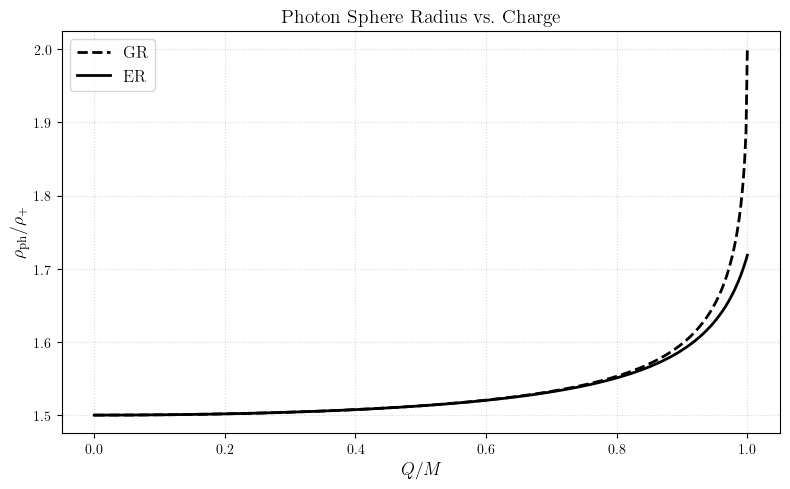
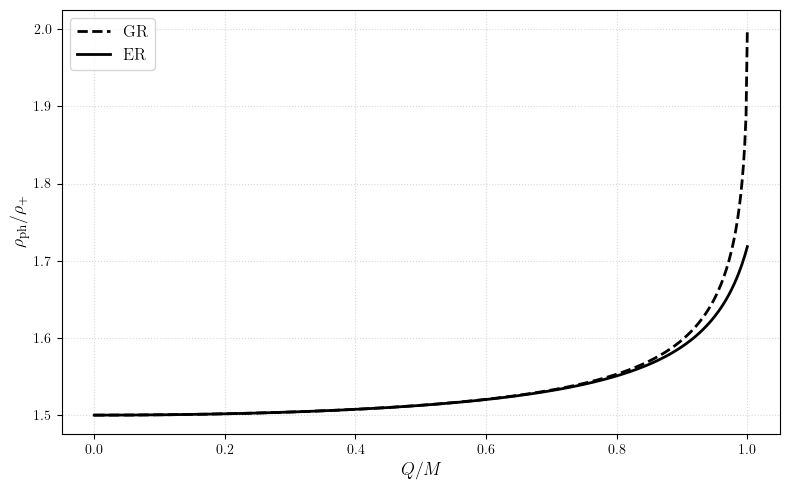
The change to this notebook cell's code, shown as a diff; its figure went from the first image to the second:
--- before
+++ after
@@ -2,5 +2,6 @@
 
 M_val = 1.0
-Q_arr = np.linspace(0, 1.0, 500)
+Q_arr_GR = np.linspace(0, 1.0, 500)
+Q_arr_ER = np.linspace(0, 1.0, 500)
 
 # ── Analytical photon sphere in GR (Reissner-Nordström) ───────────────────────
@@ -8,31 +9,28 @@
     return (3*M + np.sqrt(np.maximum(9*M**2 - 8*Q**2, 0))) / 2
 
-# ── Numerical photon sphere in ER via dV/dr = 0 ───────────────────────────────
-def r_photon_ER(M, Q, eps=1e-7):
-    rp, _ = rpm_ER(M, Q)
-    dV = lambda r: (Veff_ER(r + eps, M, Q) - Veff_ER(r - eps, M, Q)) / (2*eps)
-    try:
-        return brentq(dV, rp * 1.001, 20.0 * M)
-    except ValueError:
-        return np.nan
+# ── Analytical photon sphere in ER ───────────────────────────────
+def r_photon_ER(M, Q):
+    rp, rm = rpm_ER(M, Q)
+    a = (35/13) * rm + 3 * rp
+    b = 8 * (48/13) * rm * rp
+    return (1/4) * (a + np.sqrt(a**2 - b))
 
 # ── Compute ρ_ph and ρ_+ for each Q ──────────────────────────────────────────
-rho_ph_GR   = np.array([rho_GR(r_photon_GR(M_val, Q), M_val, Q)  for Q in Q_arr])
-rho_plus_GR = np.array([rho_GR(rpm_GR(M_val, Q)[0],   M_val, Q)  for Q in Q_arr])
+rho_ph_GR   = np.array([rho_GR(r_photon_GR(M_val, Q), M_val, Q)  for Q in Q_arr_GR])
+rho_plus_GR = np.array([rho_GR(rpm_GR(M_val, Q)[0],   M_val, Q)  for Q in Q_arr_GR])
 
-r_ph_ER_arr = np.array([r_photon_ER(M_val, Q)                     for Q in Q_arr])
+r_ph_ER_arr = np.array([r_photon_ER(M_val, Q)                     for Q in Q_arr_ER])
 rho_ph_ER   = np.array([rho_ER(r, M_val, Q) if not np.isnan(r) else np.nan
-                         for r, Q in zip(r_ph_ER_arr, Q_arr)])
-rho_plus_ER = np.array([rho_ER(rpm_ER(M_val, Q)[0], M_val, Q)    for Q in Q_arr])
+                         for r, Q in zip(r_ph_ER_arr, Q_arr_ER)])
+rho_plus_ER = np.array([rho_ER(rpm_ER(M_val, Q)[0], M_val, Q)    for Q in Q_arr_ER])
 
 # ── Plot ──────────────────────────────────────────────────────────────────────
 fig, ax = plt.subplots(figsize=(8, 5))
 
-ax.plot(Q_arr, rho_ph_GR / rho_plus_GR, '--', color='black', lw=2, label='GR')
-ax.plot(Q_arr, rho_ph_ER / rho_plus_ER, '-',  color='black', lw=2, label='ER')
+ax.plot(Q_arr_GR, rho_ph_GR / rho_plus_GR, '--', color='black', lw=2, label='GR')
+ax.plot(Q_arr_ER, rho_ph_ER / rho_plus_ER, '-',  color='black', lw=2, label='ER')
 
 ax.set_xlabel(r'$Q/M$', fontsize=13)
 ax.set_ylabel(r'$\rho_{\mathrm{ph}} / \rho_+$', fontsize=13)
-ax.set_title(r'Photon Sphere Radius vs.\ Charge', fontsize=14)
 ax.legend(fontsize=12)
 ax.grid(True, which='both', linestyle=':', alpha=0.5)

Commit: Update